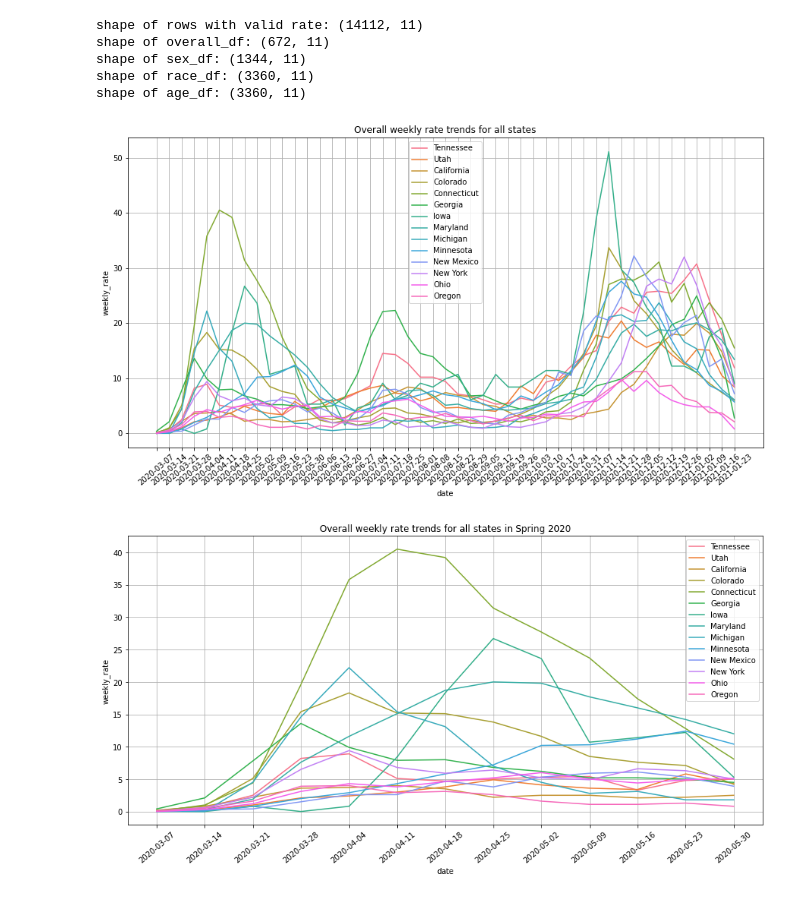
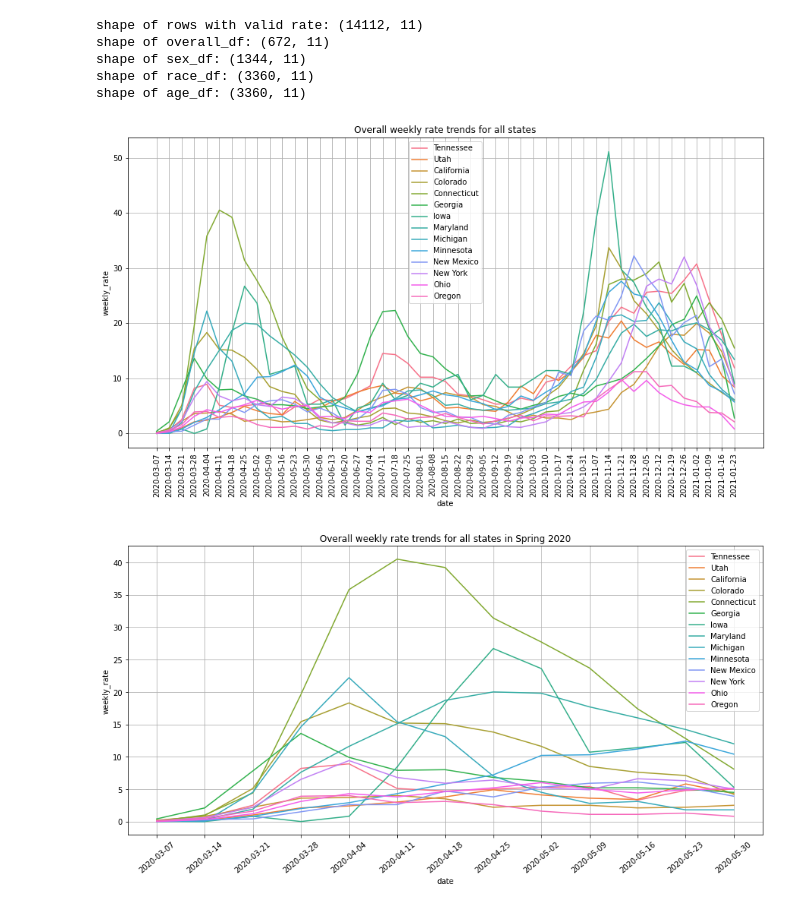
Before and after one commit to yixin0829/covid-data-gig, a Jupyter notebook: Ron's Notebook.ipynb, the cells around one changed output. Drawn from its saved outputs; the diff is of its cells as text; code cells hidden in the pictures.

```diff
--- a/Ron's Notebook.ipynb
+++ b/Ron's Notebook.ipynb
@@ -93,14 +96,14 @@ shape of age_df: (3360, 11)
 # %%
 states_overall_df = overall_df.loc[overall_df['catchment'] != 'Entire Network']
 plt.figure(figsize=(15,7.5))
 plt.title('Overall weekly rate trends for all states')
 sns.lineplot(data=states_overall_df, x='date', y='weekly_rate', hue='catchment')
 plt.legend(loc='best')
-plt.xticks(rotation=40)
+plt.xticks(rotation=90)
 plt.grid()
 plt.show()
 # %% [output]
-[figure, old version]
+[figure, new version]
 # %%
 summer = states_overall_df[states_overall_df['date']>='2020-06-01']
 summer = summer[summer['date']<='2020-08-31']
```
Also changed, not shown: parts of 2 cells of this notebook, 2 other files.
